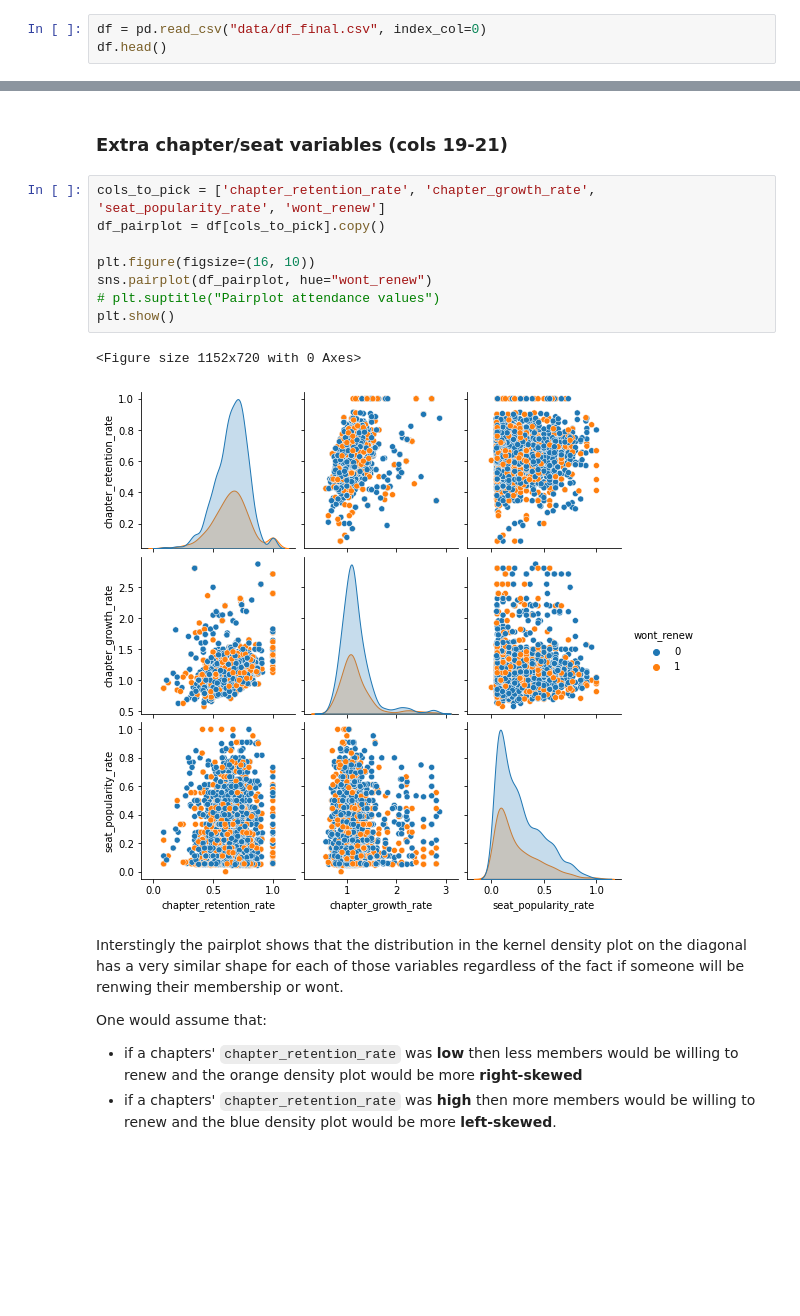
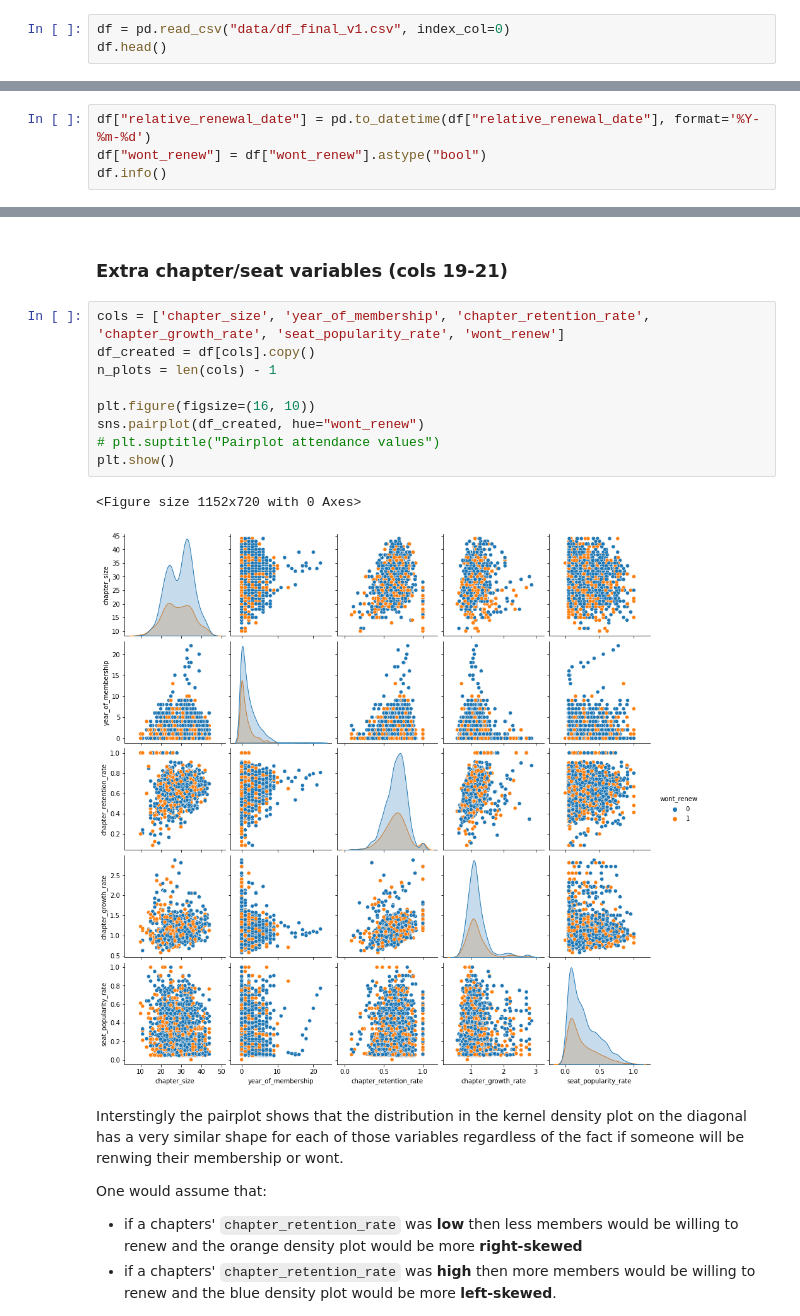
Before and after one commit to da-veed/BachelorThesis, a Jupyter notebook: data_EDA.ipynb, the cells around one changed output, grey strips where cells are left out. Saved outputs shown, nothing was run; the diff lists cells and outputs as text; blank space fills up the shorter version.

Commit message:
Made minor fixes in code. Exported some graphics

```diff
--- a/data_EDA.ipynb
+++ b/data_EDA.ipynb
@@ -10,7 +10,7 @@ pd.set_option('display.max_columns', 30)
 # %% [markdown]
 # Read data
 # %%
-df = pd.read_csv("data/df_final.csv", index_col=0)
+df = pd.read_csv("data/df_final_v1.csv", index_col=0)
 df.head()
 # %% [output]
 |  | user_ID | chapter_ID | relative_renewal_date | P | A | L | M | S | RGI | ... |
@@ -284,0 +287,4 @@ memory usage: 410.8+ KB
+# %%
+df["relative_renewal_date"] = pd.to_datetime(df["relative_renewal_date"], format='%Y-%m-%d')
+df["wont_renew"] = df["wont_renew"].astype("bool")
+df.info()
@@ -671,16 +756,17 @@ plt.show()
 # %% [markdown]
 ### Extra chapter/seat variables (cols 19-21)
 # %%
-cols_to_pick = ['chapter_retention_rate', 'chapter_growth_rate', 'seat_popularity_rate', 'wont_renew']
-df_pairplot = df[cols_to_pick].copy()
+cols = ['chapter_size', 'year_of_membership', 'chapter_retention_rate', 'chapter_growth_rate', 'seat_popularity_rate', 'wont_renew']
+df_created = df[cols].copy()
+n_plots = len(cols) - 1
 
 plt.figure(figsize=(16, 10))
-sns.pairplot(df_pairplot, hue="wont_renew")
+sns.pairplot(df_created, hue="wont_renew")
 # plt.suptitle("Pairplot attendance values")
 plt.show()
 # %% [output]
 <Figure size 1152x720 with 0 Axes>
-[figure, old version]
+[figure, new version]
 # %% [markdown]
 Interstingly the pairplot shows that the distribution in the kernel density plot on the diagonal has a very similar shape for each of those variables regardless of the fact if someone will be renwing their membership or wont.
 
```
Also changed, not shown: parts of 34 cells of this notebook, 23 other files.
